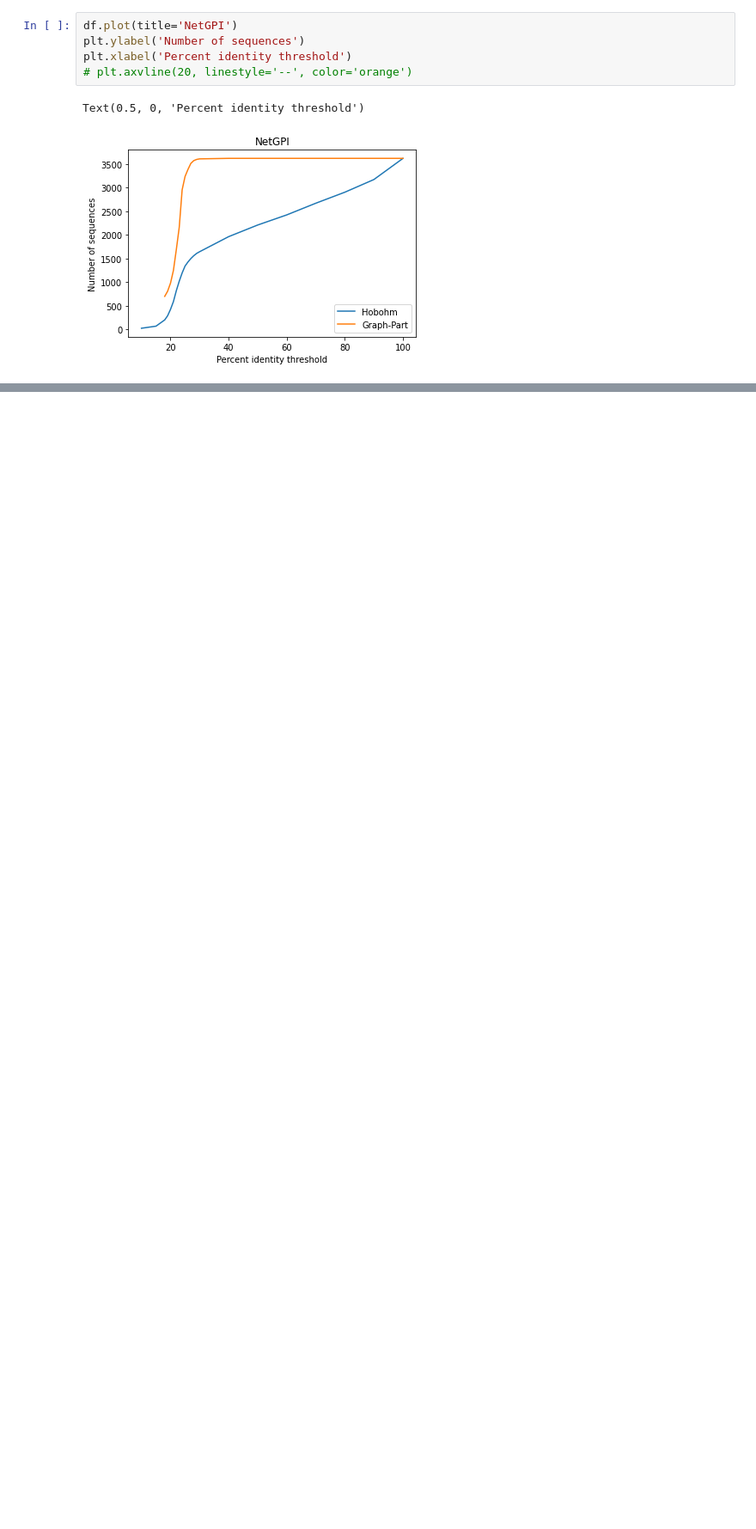
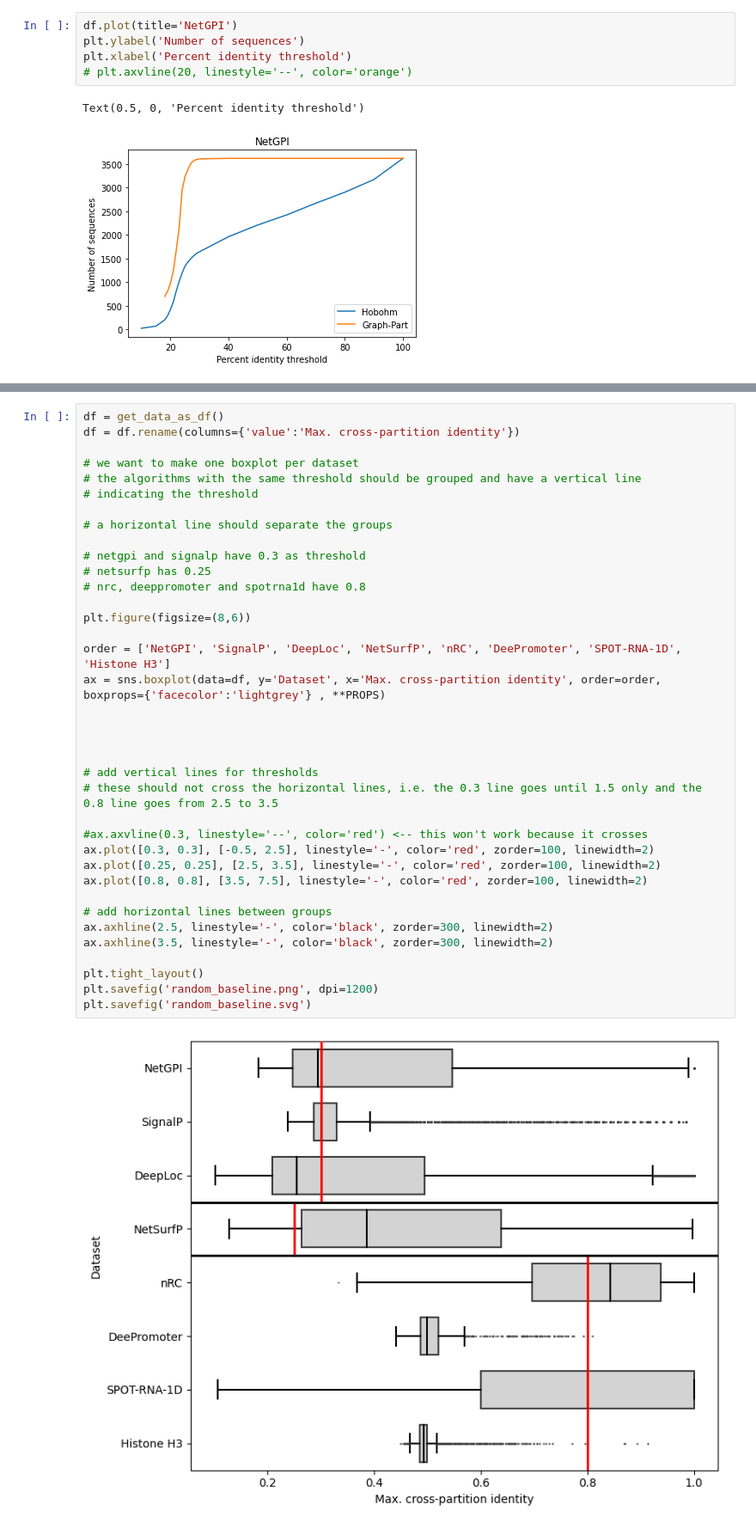
Before and after one commit to graph-part/graph-part, a Jupyter notebook: benchmarking/figures.ipynb, the cells around one changed output, grey strips where cells are left out. Shown at 86% size. Cells and saved outputs as stored; diff of their text form; blank space fills up the shorter version.

```diff
--- a/benchmarking/figures.ipynb
+++ b/benchmarking/figures.ipynb
@@ -274,0 +409,39 @@ Text(0.5, 0, 'Percent identity threshold')
+# %%
+df = get_data_as_df()
+df = df.rename(columns={'value':'Max. cross-partition identity'})
+
+# we want to make one boxplot per dataset
+# the algorithms with the same threshold should be grouped and have a vertical line
+# indicating the threshold
+
+# a horizontal line should separate the groups
+
+# netgpi and signalp have 0.3 as threshold
+# netsurfp has 0.25
+# nrc, deeppromoter and spotrna1d have 0.8
+
+plt.figure(figsize=(8,6))
+
+order = ['NetGPI', 'SignalP', 'DeepLoc', 'NetSurfP', 'nRC', 'DeePromoter', 'SPOT-RNA-1D', 'Histone H3']
+ax = sns.boxplot(data=df, y='Dataset', x='Max. cross-partition identity', order=order, boxprops={'facecolor':'lightgrey'} , **PROPS)
+
+
+
+
+# add vertical lines for thresholds
+# these should not cross the horizontal lines, i.e. the 0.3 line goes until 1.5 only and the 0.8 line goes from 2.5 to 3.5
+
+#ax.axvline(0.3, linestyle='--', color='red') <-- this won't work because it crosses
+ax.plot([0.3, 0.3], [-0.5, 2.5], linestyle='-', color='red', zorder=100, linewidth=2)
+ax.plot([0.25, 0.25], [2.5, 3.5], linestyle='-', color='red', zorder=100, linewidth=2)
+ax.plot([0.8, 0.8], [3.5, 7.5], linestyle='-', color='red', zorder=100, linewidth=2)
+
+# add horizontal lines between groups
+ax.axhline(2.5, linestyle='-', color='black', zorder=300, linewidth=2)
+ax.axhline(3.5, linestyle='-', color='black', zorder=300, linewidth=2)
+
+plt.tight_layout()
+plt.savefig('random_baseline.png', dpi=1200)
+plt.savefig('random_baseline.svg')
+# %% [output]
+[figure, added]
```
Also changed, not shown: parts of 23 cells of this notebook, 3 other files.
